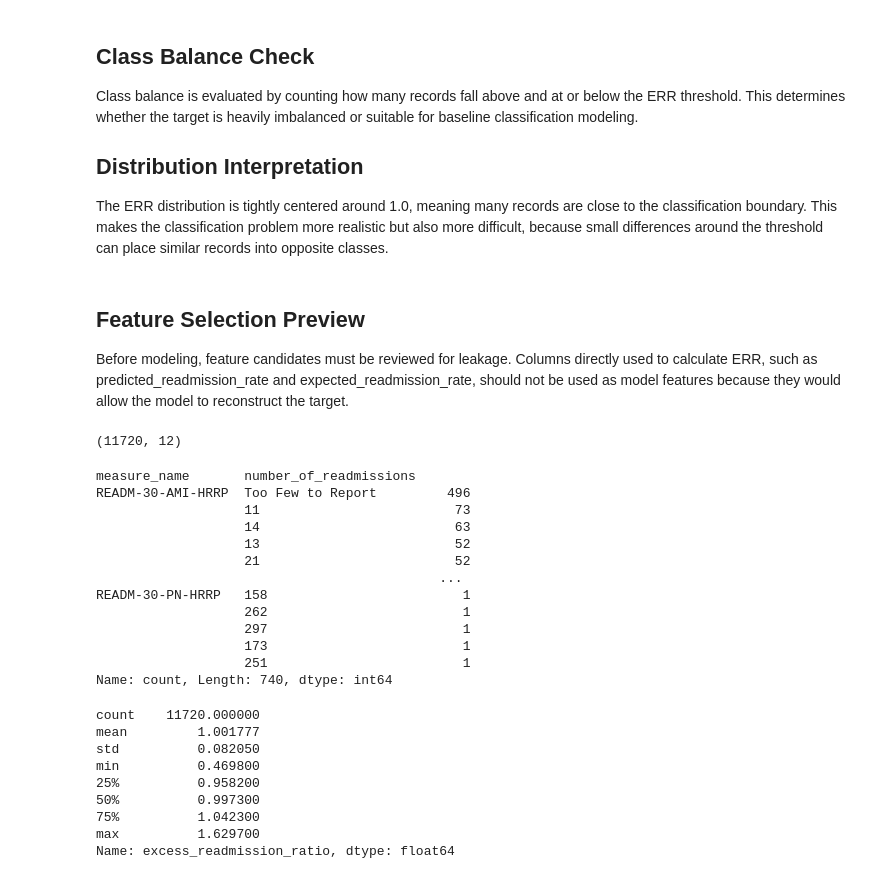
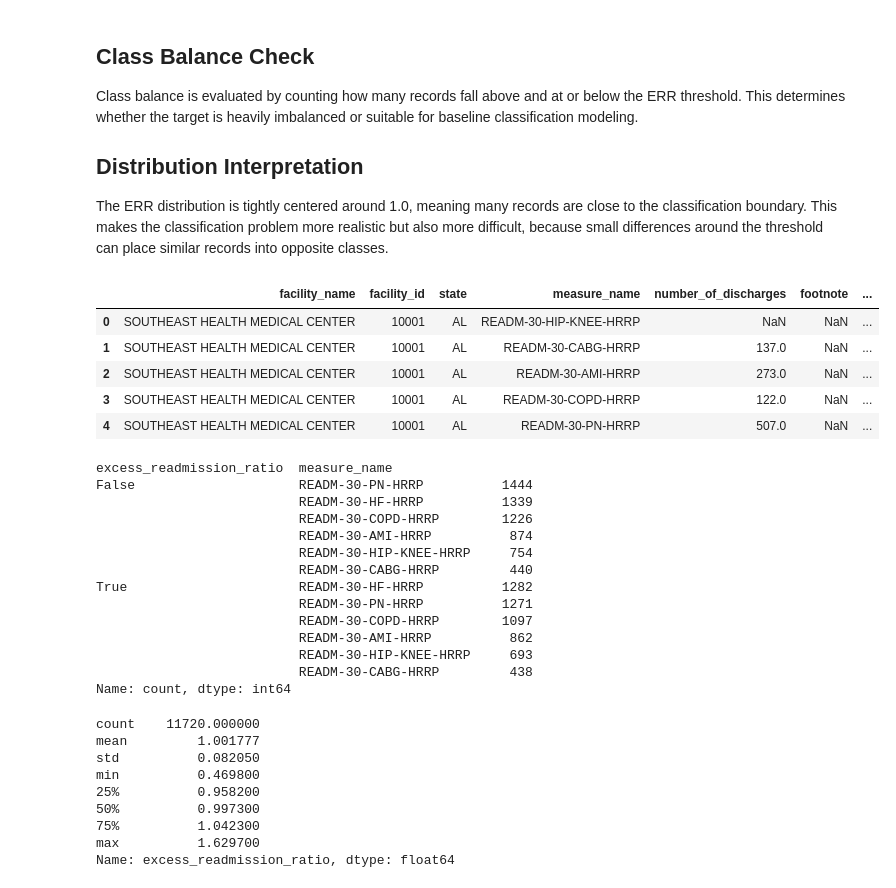
Before and after one commit to gurbaj8226/Hospital-Excess-Readmission-Classification, a Jupyter notebook: notebooks/02_target_definition_and_eda.ipynb, the cells around one changed output. Saved outputs shown, nothing was run; the diff lists cells and outputs as text; code cells hidden in the pictures.

Commit message:
Defined target columns, selected final features, resolved missing nulls, and df_model_ready has been created

```diff
--- a/notebooks/02_target_definition_and_eda.ipynb
+++ b/notebooks/02_target_definition_and_eda.ipynb
@@ -18,21 +18,24 @@ Class balance is evaluated by counting how many records fall above and at or bel
 ## Distribution Interpretation
 
 The ERR distribution is tightly centered around 1.0, meaning many records are close to the classification boundary. This makes the classification problem more realistic but also more difficult, because small differences around the threshold can place similar records into opposite classes.
-# %% [markdown]
-## Feature Selection Preview
-
-Before modeling, feature candidates must be reviewed for leakage. Columns directly used to calculate ERR, such as predicted_readmission_rate and expected_readmission_rate, should not be used as model features because they would allow the model to reconstruct the target.
 # %%
 #Import pandas for loading in data
 import pandas as pd
 
 #Load processed dataset containing valid ERR records
 df_valid_err = pd.read_parquet("../data/processed/valid_err.parquet")
 
 #Confirm dataset dimensions after loading
 df_valid_err.shape
+
+df_valid_err.head()
 # %% [output]
-(11720, 12)
+|  | facility_name | facility_id | state | measure_name | number_of_discharges | footnote | ... |
+| 0 | SOUTHEAST HEALTH MEDICAL CENTER | 10001 | AL | READM-30-HIP-KNEE-HRRP | NaN | NaN | ... |
+| 1 | SOUTHEAST HEALTH MEDICAL CENTER | 10001 | AL | READM-30-CABG-HRRP | 137.0 | NaN | ... |
+| 2 | SOUTHEAST HEALTH MEDICAL CENTER | 10001 | AL | READM-30-AMI-HRRP | 273.0 | NaN | ... |
+| 3 | SOUTHEAST HEALTH MEDICAL CENTER | 10001 | AL | READM-30-COPD-HRRP | 122.0 | NaN | ... |
+| 4 | SOUTHEAST HEALTH MEDICAL CENTER | 10001 | AL | READM-30-PN-HRRP | 507.0 | NaN | ... |
 # %%
 # Check how many measure records each hospital contains
 # after filtering valid ERR rows
@@ -44,20 +47,25 @@ df_valid_err['number_of_readmissions'].value_counts()
 
 # Inspect readmission count distributions by measure category
 df_valid_err.groupby('measure_name')['number_of_readmissions'].value_counts()
+
+
+#Inspect how target classes are distributed across measure categories
+df_valid_err.groupby(df_valid_err['excess_readmission_ratio'] > 1)['measure_name'].value_counts()
 # %% [output]
-measure_name       number_of_readmissions
-READM-30-AMI-HRRP  Too Few to Report         496
-                   11                         73
-                   14                         63
-                   13                         52
-                   21                         52
-                                            ...
-READM-30-PN-HRRP   158                         1
-                   262                         1
-                   297                         1
-                   173                         1
-                   251                         1
-Name: count, Length: 740, dtype: int64
+excess_readmission_ratio  measure_name
+False                     READM-30-PN-HRRP          1444
+                          READM-30-HF-HRRP          1339
+                          READM-30-COPD-HRRP        1226
+                          READM-30-AMI-HRRP          874
+                          READM-30-HIP-KNEE-HRRP     754
+                          READM-30-CABG-HRRP         440
+True                      READM-30-HF-HRRP          1282
+                          READM-30-PN-HRRP          1271
+                          READM-30-COPD-HRRP        1097
+                          READM-30-AMI-HRRP          862
+                          READM-30-HIP-KNEE-HRRP     693
+                          READM-30-CABG-HRRP         438
+Name: count, dtype: int64
 # %%
 # Numerical summary statistics for ERR distribution
 df_valid_err['excess_readmission_ratio'].describe()
```
Also changed, not shown: parts of 6 cells of this notebook.
